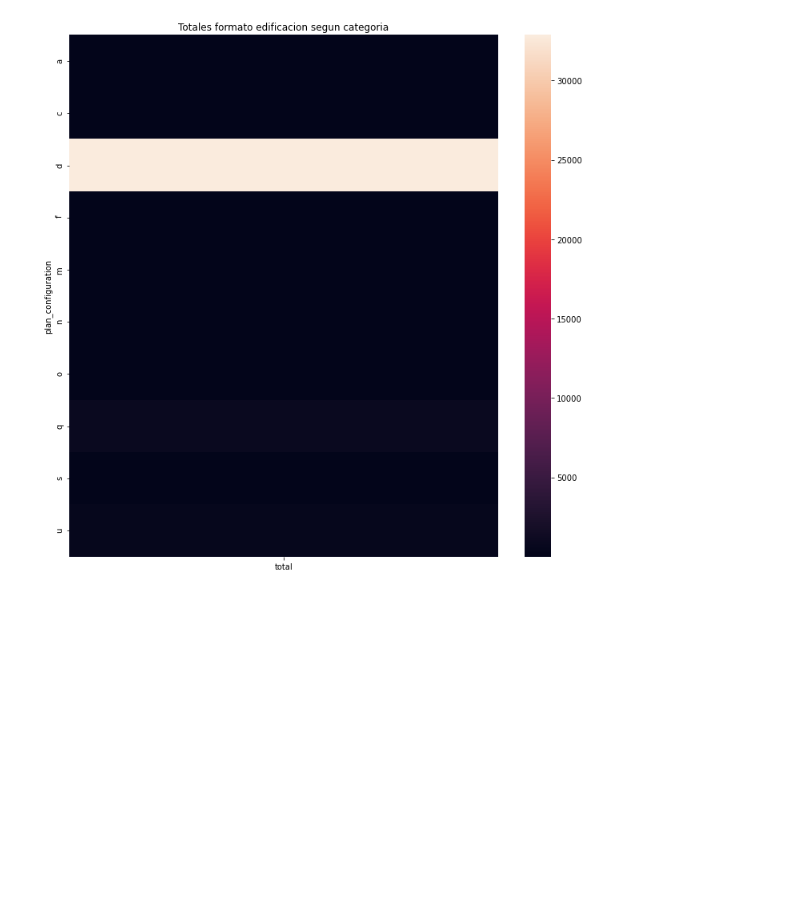
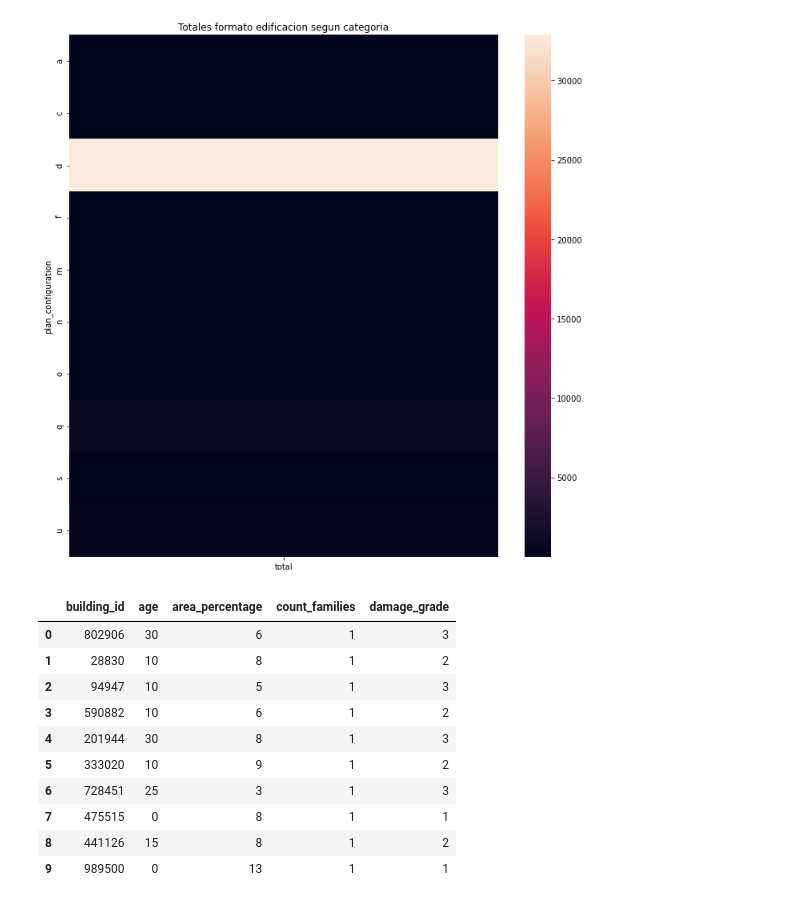
Before and after one commit to FranciscoGauna/TP-Datos-2021, a Jupyter notebook: Usos de las edificaciones.ipynb, the cells around one changed output. Saved outputs shown, nothing was run; the diff lists cells and outputs as text; code cells hidden in the pictures; blank space fills up the shorter version.

```diff
--- a/Usos de las edificaciones.ipynb
+++ b/Usos de las edificaciones.ipynb
@@ -207,3 +207,19 @@ sns.heatmap(configCasas, ax = ax)
 [figure]
 # %%
 #Conclusión: La mayoría de las casas dañadas pertenecen a la categoría 'd' respecto al diseño sísmico.
+# %%
+cantFamilias = values[['building_id', 'age', 'area_percentage', 'count_families']]\
+.merge(labels, on = 'building_id')
+cantFamilias.head(10)
+# %% [output]
+|  | building_id | age | area_percentage | count_families | damage_grade |
+| 0 | 802906 | 30 | 6 | 1 | 3 |
+| 1 | 28830 | 10 | 8 | 1 | 2 |
+| 2 | 94947 | 10 | 5 | 1 | 3 |
+| 3 | 590882 | 10 | 6 | 1 | 2 |
+| 4 | 201944 | 30 | 8 | 1 | 3 |
+| 5 | 333020 | 10 | 9 | 1 | 2 |
+| 6 | 728451 | 25 | 3 | 1 | 3 |
+| 7 | 475515 | 0 | 8 | 1 | 1 |
+| 8 | 441126 | 15 | 8 | 1 | 2 |
+| 9 | 989500 | 0 | 13 | 1 | 1 |
```
Also changed, not shown: parts of 3 cells of this notebook.
